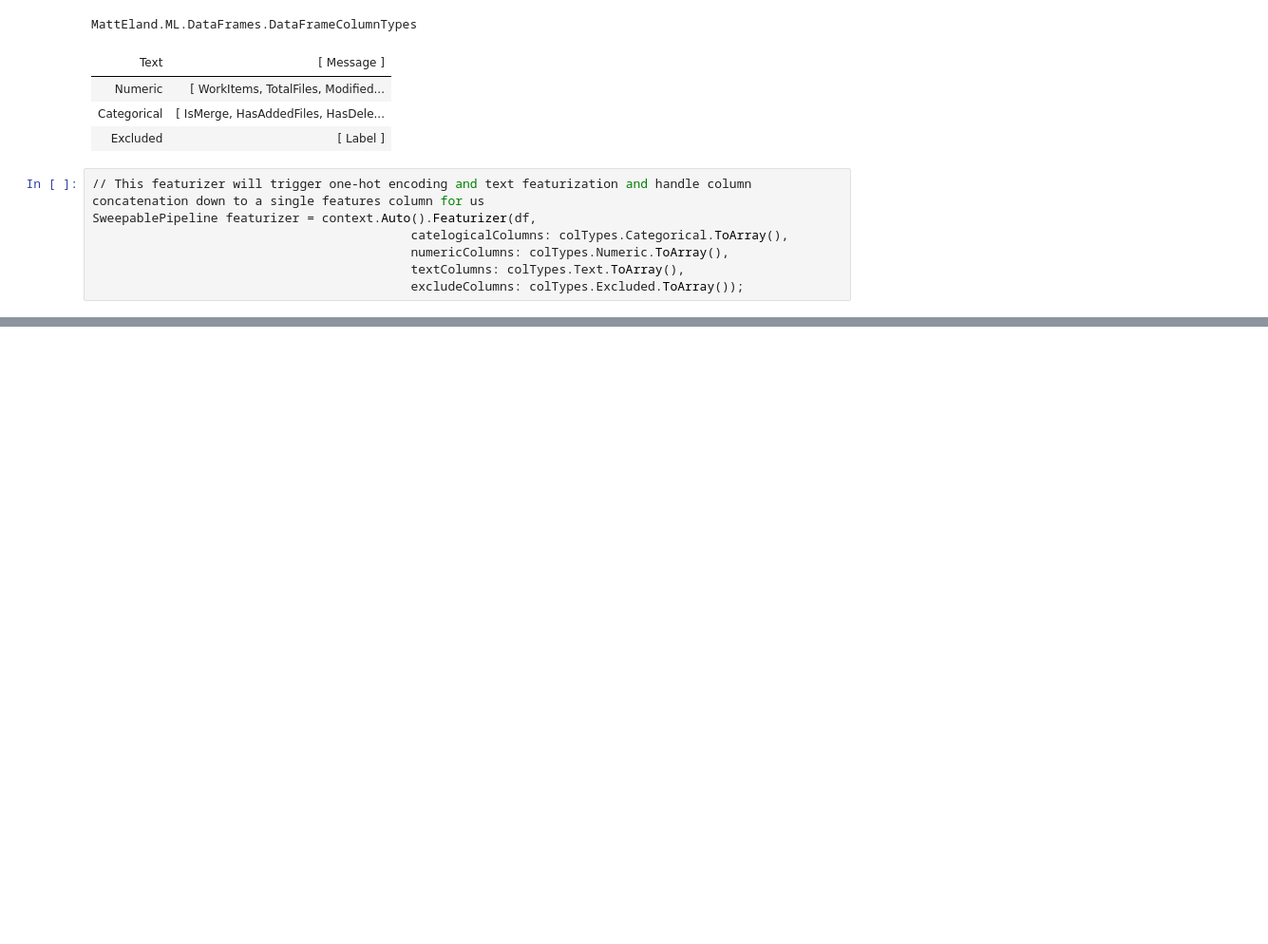
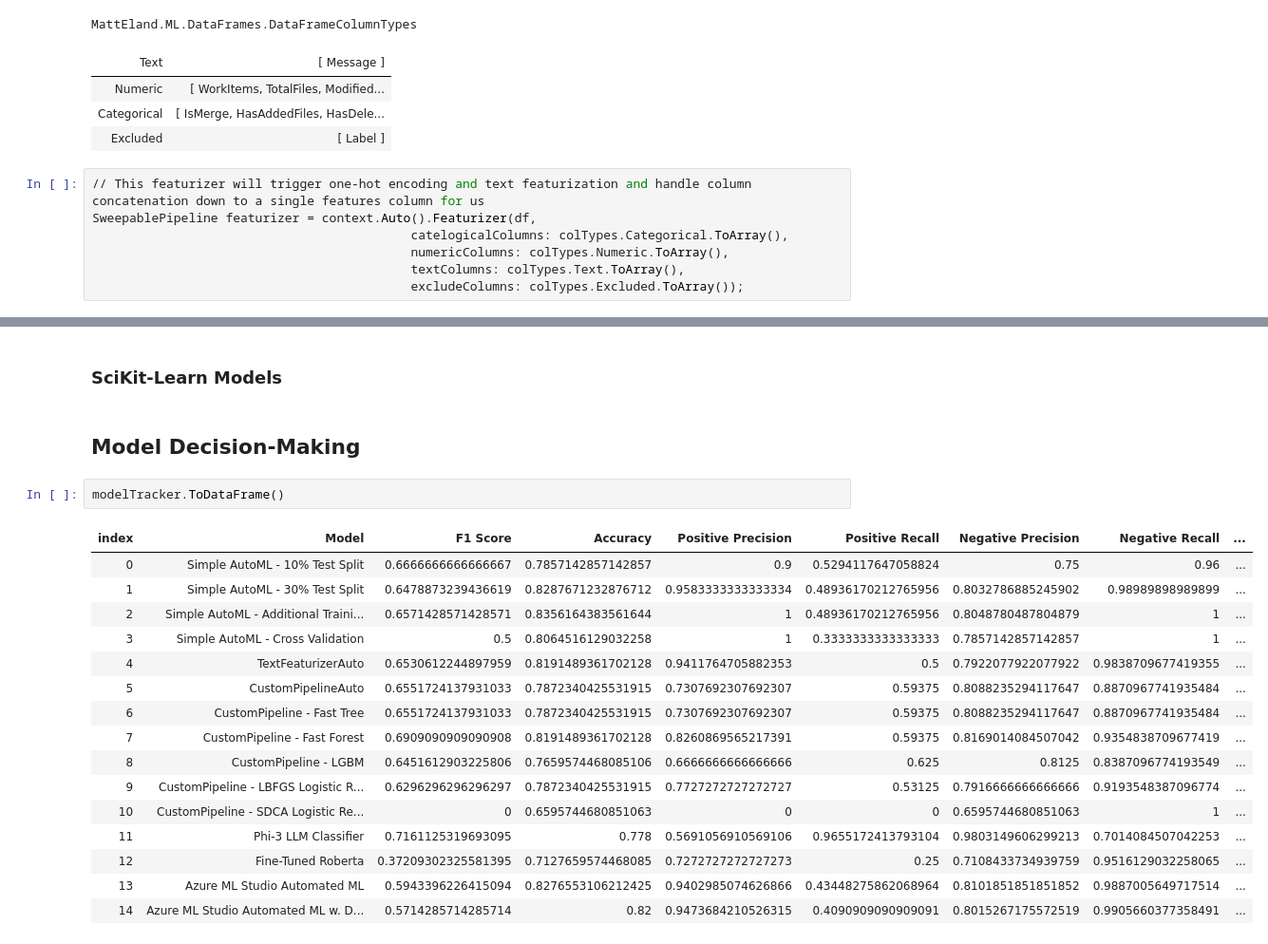
Before and after one commit to IntegerMan/GitStractorCommitClassification, a Jupyter notebook: ModelTrainingDotNet.ipynb, the cells around one changed output, grey strips where cells are left out. Shown: that part at 95% size. Drawn from its saved outputs; the diff is of its cells as text; blank space fills up the shorter version.

```diff
--- a/ModelTrainingDotNet.ipynb
+++ b/ModelTrainingDotNet.ipynb
@@ -768,0 +948,23 @@ var evalResults = context.BinaryClassification.Evaluate(model.Transform(split.Te
+# %% [markdown]
+### SciKit-Learn Models
+# %% [markdown]
+## Model Decision-Making
+# %%
+modelTracker.ToDataFrame()
+# %% [output]
+| index | Model | F1 Score | Accuracy | Positive Precision | Positive Recall | Negative Precision | Negative Recall | ... |
+| 0 | Simple AutoML - 10% Test Split | 0.6666666666666667 | 0.7857142857142857 | 0.9 | 0.5294117647058824 | 0.75 | 0.96 | ... |
+| 1 | Simple AutoML - 30% Test Split | 0.6478873239436619 | 0.8287671232876712 | 0.9583333333333334 | 0.48936170212765956 | 0.8032786885245902 | 0.98989898989899 | ... |
+| 2 | Simple AutoML - Additional Traini... | 0.6571428571428571 | 0.8356164383561644 | 1 | 0.48936170212765956 | 0.8048780487804879 | 1 | ... |
+| 3 | Simple AutoML - Cross Validation | 0.5 | 0.8064516129032258 | 1 | 0.3333333333333333 | 0.7857142857142857 | 1 | ... |
+| 4 | TextFeaturizerAuto | 0.6530612244897959 | 0.8191489361702128 | 0.9411764705882353 | 0.5 | 0.7922077922077922 | 0.9838709677419355 | ... |
+| 5 | CustomPipelineAuto | 0.6551724137931033 | 0.7872340425531915 | 0.7307692307692307 | 0.59375 | 0.8088235294117647 | 0.8870967741935484 | ... |
+| 6 | CustomPipeline - Fast Tree | 0.6551724137931033 | 0.7872340425531915 | 0.7307692307692307 | 0.59375 | 0.8088235294117647 | 0.8870967741935484 | ... |
+| 7 | CustomPipeline - Fast Forest | 0.6909090909090908 | 0.8191489361702128 | 0.8260869565217391 | 0.59375 | 0.8169014084507042 | 0.9354838709677419 | ... |
+| 8 | CustomPipeline - LGBM | 0.6451612903225806 | 0.7659574468085106 | 0.6666666666666666 | 0.625 | 0.8125 | 0.8387096774193549 | ... |
+| 9 | CustomPipeline - LBFGS Logistic R... | 0.6296296296296297 | 0.7872340425531915 | 0.7727272727272727 | 0.53125 | 0.7916666666666666 | 0.9193548387096774 | ... |
+| 10 | CustomPipeline - SDCA Logistic Re... | 0 | 0.6595744680851063 | 0 | 0 | 0.6595744680851063 | 1 | ... |
+| 11 | Phi-3 LLM Classifier | 0.7161125319693095 | 0.778 | 0.5691056910569106 | 0.9655172413793104 | 0.9803149606299213 | 0.7014084507042253 | ... |
+| 12 | Fine-Tuned Roberta | 0.37209302325581395 | 0.7127659574468085 | 0.7272727272727273 | 0.25 | 0.7108433734939759 | 0.9516129032258065 | ... |
+| 13 | Azure ML Studio Automated ML | 0.5943396226415094 | 0.8276553106212425 | 0.9402985074626866 | 0.43448275862068964 | 0.8101851851851852 | 0.9887005649717514 | ... |
+| 14 | Azure ML Studio Automated ML w. D... | 0.5714285714285714 | 0.82 | 0.9473684210526315 | 0.4090909090909091 | 0.8015267175572519 | 0.9905660377358491 | ... |
```
Also changed, not shown: parts of 110 cells of this notebook, 2 other files.
